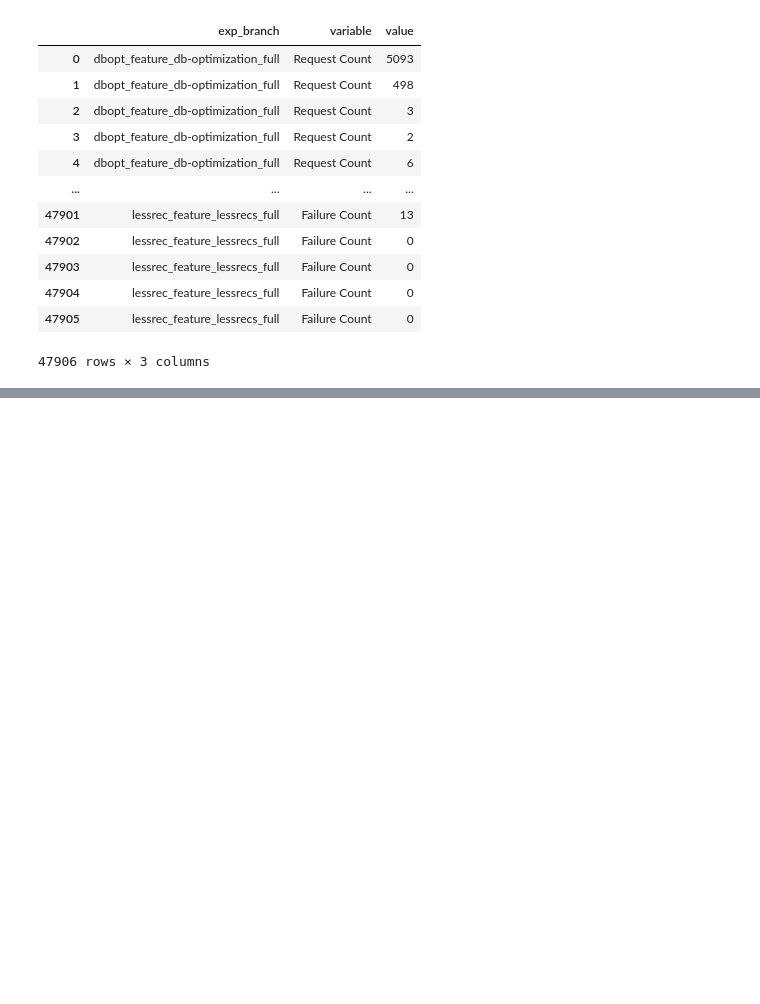
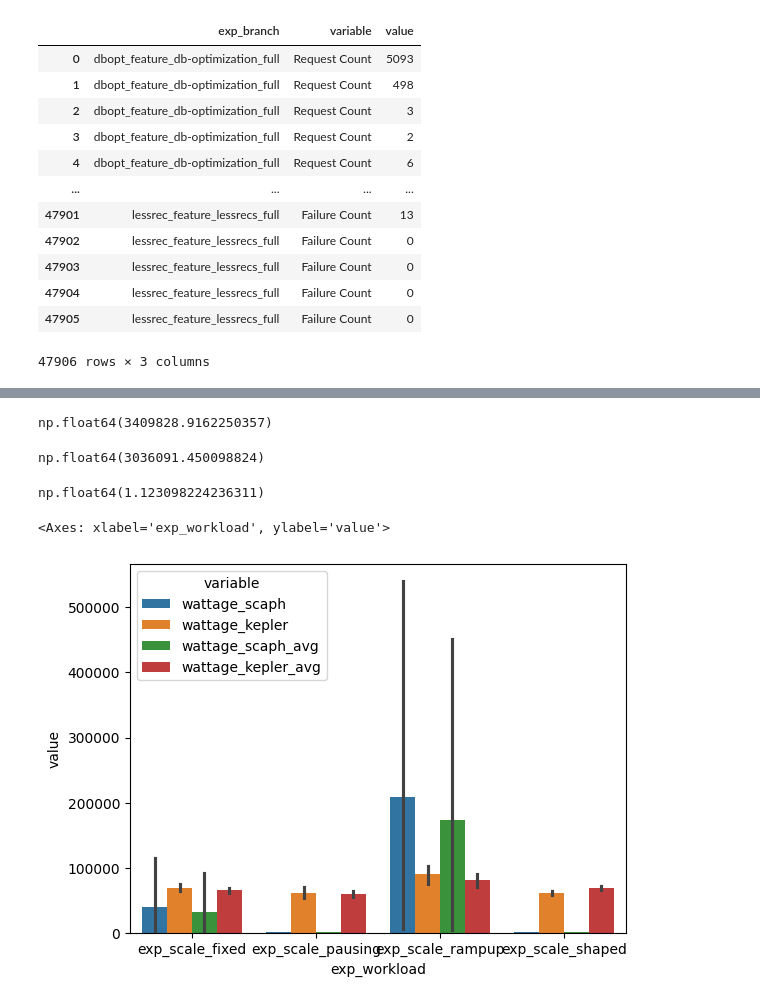
Before and after one commit to clue2-sose25/Clue2, a Jupyter notebook: eval6000.ipynb, the cells around one changed output, grey strips where cells are left out. Cells and saved outputs as stored; diff of their text form; code cells hidden in the pictures; blank space fills up the shorter version.

```diff
--- a/eval6000.ipynb
+++ b/eval6000.ipynb
@@ -100,0 +108,27 @@ sns.barplot(data=exr.rps_per_branch(), x="value", y="exp_branch", hue="variable"
+# %%
+e = exr.runs_energy()
+kep = e['wattage_kepler'].sum()
+sca = e['wattage_scaph'].sum()
+ratio = kep/sca
+
+display(kep, sca, ratio)
+# %% [output]
+np.float64(3409828.9162250357)
+np.float64(3036091.450098824)
+np.float64(1.123098224236311)
+# %%
+# comparing summing up all wattages (assuming they are per second) vs average watt per experiment times number of seconds
+
+nrj = exr.runs_energy().reset_index()
+wcols = nrj.columns[nrj.columns.str.startswith('wattage')]
+wcols
+
+sns.barplot(
+    data=nrj.melt(id_vars=exv2.experiment_results.ExperimentResults.RUN_VARS, value_vars=list(wcols)),
+    x="exp_workload",
+    y="value",
+    hue="variable"
+)
+# %% [output]
+<Axes: xlabel='exp_workload', ylabel='value'>
+[figure, added]
```
Also changed, not shown: parts of 5 cells of this notebook, 1 other file.
